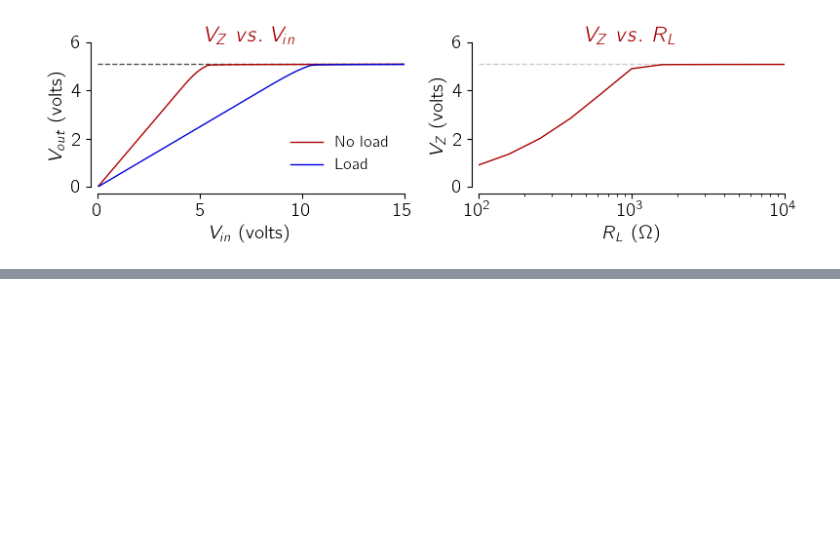
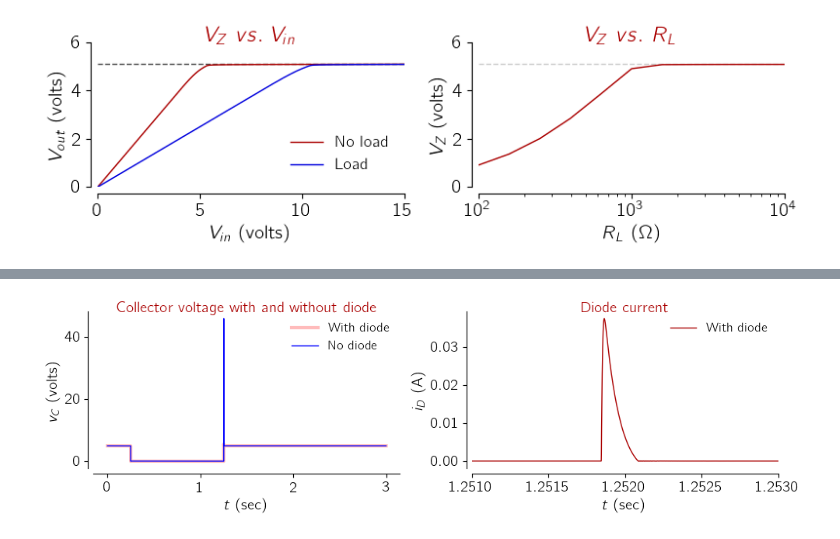
Before and after one commit to siva82kb/mechatronics_for_re, a Jupyter notebook: lecture_notes/misc/ch03/ch03-figures.ipynb, the cells around one changed output, grey strips where cells are left out. Cells and saved outputs as stored; diff of their text form; code cells hidden in the pictures; blank space fills up the shorter version.

```diff
--- a/lecture_notes/misc/ch03/ch03-figures.ipynb
+++ b/lecture_notes/misc/ch03/ch03-figures.ipynb
@@ -444,0 +432,2 @@ plt.savefig(save_dir / 'fig03-diode-zener-voltreg-plot.pdf', format="pdf", bbox_
+# %%
+data_bjt = pd.read_csv("bjt_switch_solenoid.txt", sep="\t")
@@ -444,0 +450,55 @@ plt.savefig(save_dir / 'fig03-diode-zener-voltreg-plot.pdf', format="pdf", bbox_
+# %%
+fig = plt.figure(figsize=(10, 3))
+ax = fig.add_subplot(121)
+ax.plot(data_bjt['time'], data_bjt['V(c2)'], lw=3, color="#ffbbbb",
+        label=r"With diode")
+ax.plot(data_bjt['time'], data_bjt['V(c1)'], lw=1, color="#0000ff",
+        label=r"No diode")
+
+ax.spines["right"].set_visible(False)
+ax.spines["top"].set_visible(False)
+ax.spines["left"].set_position(("outward", 5))
+ax.spines["bottom"].set_position(("outward", 5))
+ax.set_xlabel(r"$V_{in}$ (volts)", fontsize=14)
+ax.set_ylabel(r"$V_{out}$ (volts)", fontsize=14)
+ax.spines["right"].set_visible(False)
+ax.spines["top"].set_visible(False)
+ax.spines["left"].set_position(("outward", 5))
+ax.spines["bottom"].set_position(("outward", 5))
+ax.set_xlabel(r"$t$ (sec)", fontsize=14)
+ax.set_ylabel(r"$v_{C}$ (volts)", fontsize=14)
+# ax.set_xlim(0, 15)
+# ax.set_ylim(0, 6)
+# ax.set_xticks(np.linspace(0, 15, 4))
+ax.set_title("Collector voltage with and without diode",
+             color="#aa0000", y=0.95, fontsize=14);
+ax.legend(frameon=False, loc=1)
+ax = fig.add_subplot(122)
+ax.plot(data_bjt['time'], data_bjt['I(D1)'], lw=1, color="#aa0000",
+        label=r"With diode")
+ax.spines["right"].set_visible(False)
+ax.spines["top"].set_visible(False)
+ax.spines["left"].set_position(("outward", 5))
+ax.spines["bottom"].set_position(("outward", 5))
+ax.set_xlabel(r"$V_{in}$ (volts)", fontsize=14)
+ax.set_ylabel(r"$V_{out}$ (volts)", fontsize=14)
+ax.spines["right"].set_visible(False)
+ax.spines["top"].set_visible(False)
+ax.spines["left"].set_position(("outward", 5))
+ax.spines["bottom"].set_position(("outward", 5))
+ax.set_xlabel(r"$t$ (sec)", fontsize=14)
+ax.set_ylabel(r"$i_{D}$ (A)", fontsize=14)
+ax.set_xlim(1.251, 1.253)
+# ax.set_ylim(0, 6)
+# ax.set_xticks(np.linspace(0, 15, 4))
+ax.set_title("Diode current", color="#aa0000", y=0.95, fontsize=14);
+ax.legend(frameon=False, loc=1)
+plt.tight_layout()
+
+# Save figure
+plt.savefig(save_dir / 'fig03-bjt-switch-solenoid-plot.svg',
+            format="svg", bbox_inches='tight')
+plt.savefig(save_dir / 'fig03-bjt-switch-solenoid-plot.pdf',
+            format="pdf", bbox_inches='tight')
+# %% [output]
+[figure, added]
```
Also changed, not shown: parts of 8 cells of this notebook, 12 other files.
